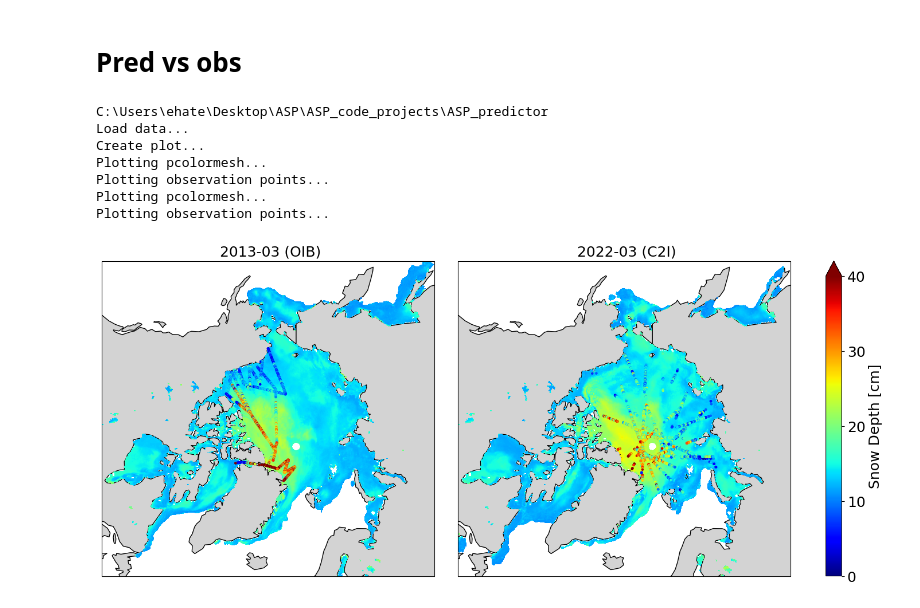
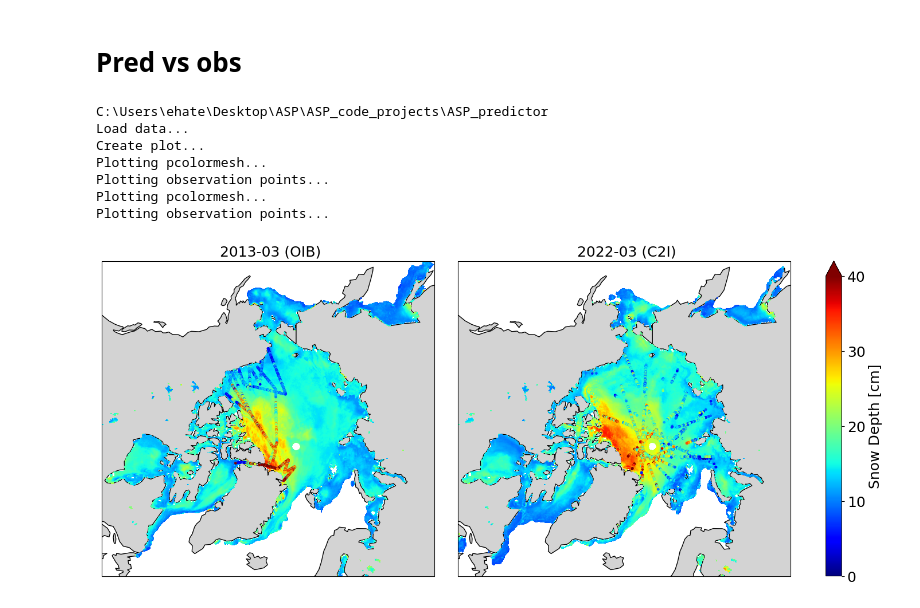
Before and after one commit to EHTellefsen/Arctic_Snow_Products, a Jupyter notebook: analysis/evaluate_model_predictions.ipynb, the cells around one changed output. Cells and saved outputs as stored; diff of their text form; code cells hidden in the pictures.

```diff
--- a/analysis/evaluate_model_predictions.ipynb
+++ b/analysis/evaluate_model_predictions.ipynb
@@ -86,7 +86,7 @@ from cartopy import crs as ccrs
 from cartopy import feature as cfeature
 from pathlib import Path
 
-datadir = Path('data/processed/predictions_monthly-mean')
+datadir = Path('data/processed/predictions_v1.2_monthly-mean')
 start_years = [2020, 2021]
 
 for start_year in start_years:
@@ -307,7 +307,7 @@ for i, year in enumerate(years):
     obs = observations[i]
      # Plot model prediction
 
-    pred_file = Path(f'data/processed/predictions_monthly-mean/ASP_snow_depth_prediction_{year}-{month:02d}.nc')
+    pred_file = Path(f'data/processed/predictions_v1.2_monthly-mean/ASP_snow_depth_prediction_{year}-{month:02d}.nc')
     ds = xr.open_dataset(pred_file)
     ds = ds.coarsen(x=4, y=4).mean()
     X,Y = np.meshgrid(ds['x'].values, ds['y'].values)
@@ -317,31 +317,31 @@ for i, year in enumerate(years):
     print("Plotting pcolormesh...")
     im = ax.pcolormesh(lon, lat, var.isel(time=0), cmap='jet', vmin=0, vmax=40, transform=ccrs.PlateCarree())
     #fig.colorbar(im, ax=ax, label='Snow Depth (cm)')
     ax.add_feature(cfeature.LAND, zorder=0, edgecolor='black', facecolor='lightgray')
     ax.set_extent([-4500000, 3200000, -3000000, 4300000], crs=ccrs.NorthPolarStereo())
     ax.set_title(f' {year}-{month:02d} ({obs})', fontsize=18)
 
     # Overlay observation points
     print("Plotting observation points...")
     month_df = df[(df['time'].dt.year == year) & (df['time'].dt.month == month)]
     obs_lons = month_df['lon'].values
     obs_lats = month_df['lat'].values
     obs_sds = month_df['SD_mean'].values * 100  # convert to cm
     sc = ax.scatter(obs_lons, obs_lats, c=obs_sds, cmap='jet', vmin=0, vmax=40, s=5, transform=ccrs.PlateCarree(), label='Observations')
 
 #ax.legend()
 cb = fig.colorbar(sc, ax=axs, label='Snow Depth [cm]', extend='max')
 cb.set_ticks(np.arange(0, 45, 10))
 cb.ax.tick_params(labelsize=18)
 cb.set_label('Snow Depth [cm]', fontsize=18)
 plt.savefig('data/fig/ASP_snow_depth_comparison_OIB_C2I_March.png', dpi=300)
 plt.show()
 # %% [output]
 C:\Users\ehate\Desktop\ASP\ASP_code_projects\ASP_predictor
 Load data...
 Create plot...
 Plotting pcolormesh...
 Plotting observation points...
 Plotting pcolormesh...
 Plotting observation points...
-[figure, old version]
+[figure, new version]
```
Also changed, not shown: parts of 4 cells of this notebook, 19 other files.
